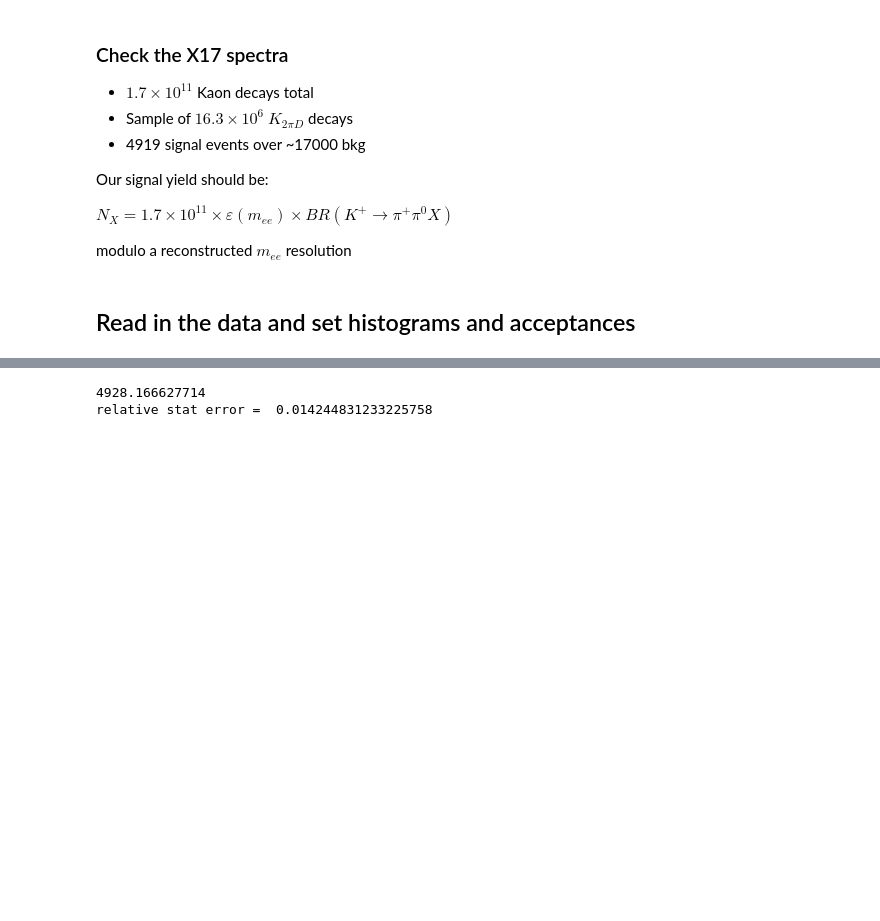
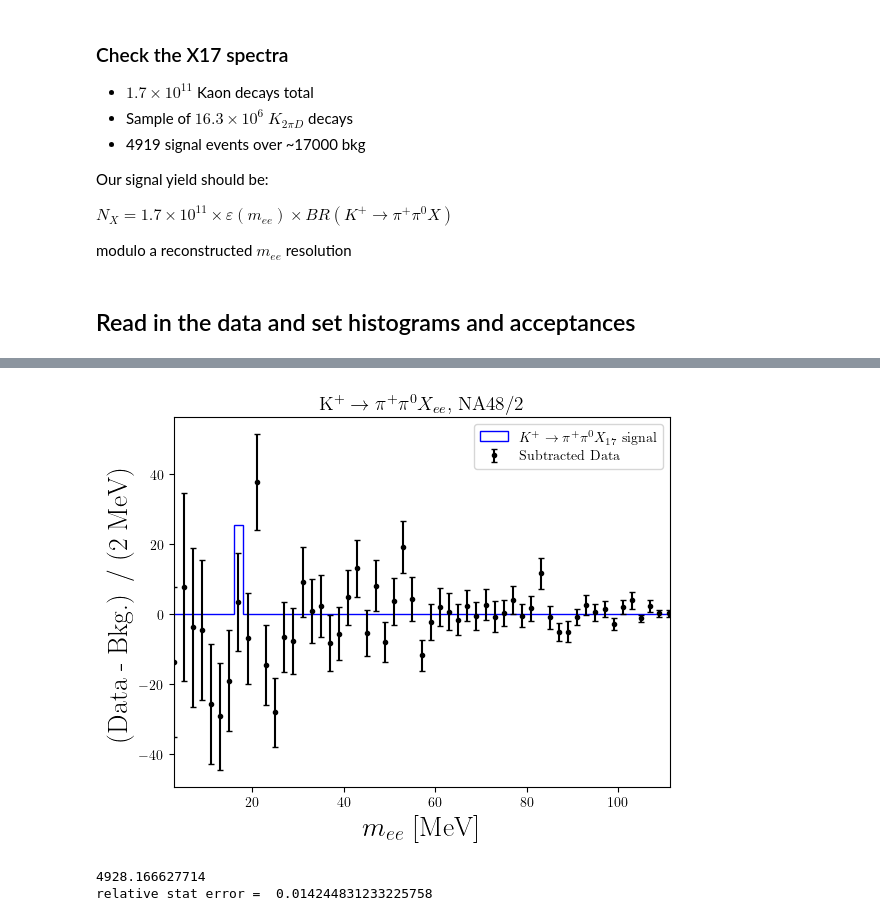
Before and after one commit to athompson-git/KaonPhysics, a Jupyter notebook: KtoX_param_space.ipynb, the cells around one changed output, grey strips where cells are left out. Cells and saved outputs as stored; diff of their text form; code cells hidden in the pictures; blank space fills up the shorter version.

```diff
--- a/KtoX_param_space.ipynb
+++ b/KtoX_param_space.ipynb
@@ -259,3 +259,23 @@ plt.show()
+# %%
+
+plt.hist([gaussian_spread],
+         weights=[weights*NA482_IB_acceptance(gaussian_spread)],
+         bins=mass_bins, stacked=True, histtype='step', color=['b'], label=r'$K^+ \to \pi^+ \pi^0 X_{17}$ signal')
+
+
+plt.errorbar(mass_bin_centers, na48_kplus_data_dat[:,1]-na48_kplus_bkg_dat[:,1],
+             yerr=np.sqrt(na48_kplus_data_dat[:,1]), marker='.',
+             capsize=2.0, linestyle='none', color='k', label="Subtracted Data")
+#plt.hist(mass_bin_centers, weights=na48_kplus_bkg_dat[:,1], bins=mass_bins, histtype='step')
+#plt.yscale('log')
+plt.xlim((na48_kplus_bkg_dat[0,0], na48_kplus_bkg_dat[-1,0]))
+plt.xlabel(r"$m_{ee}$ [MeV]", fontsize=20)
+plt.ylabel(r"(Data - Bkg.) / (2 MeV)", fontsize=20)
+plt.title(r"K$^+ \to \pi^+ \pi^0 X_{ee}$, NA48/2", fontsize=14)
+plt.legend()
+plt.show()
+# %% [output]
+[figure, added]
 # %%
 print(np.sum(na48_kplus_data_dat[:,1]))
 print("relative stat error = ", np.sqrt(np.sum(na48_kplus_data_dat[:,1]))/np.sum(na48_kplus_data_dat[:,1]))
```
Also changed, not shown: parts of 3 cells of this notebook, 1 other file.
